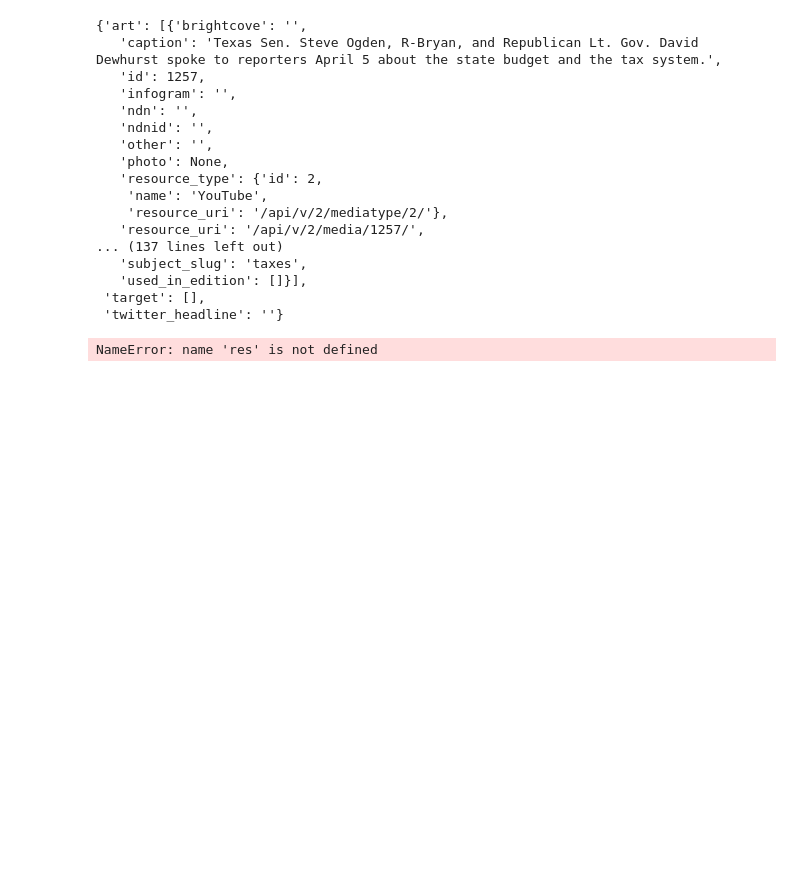
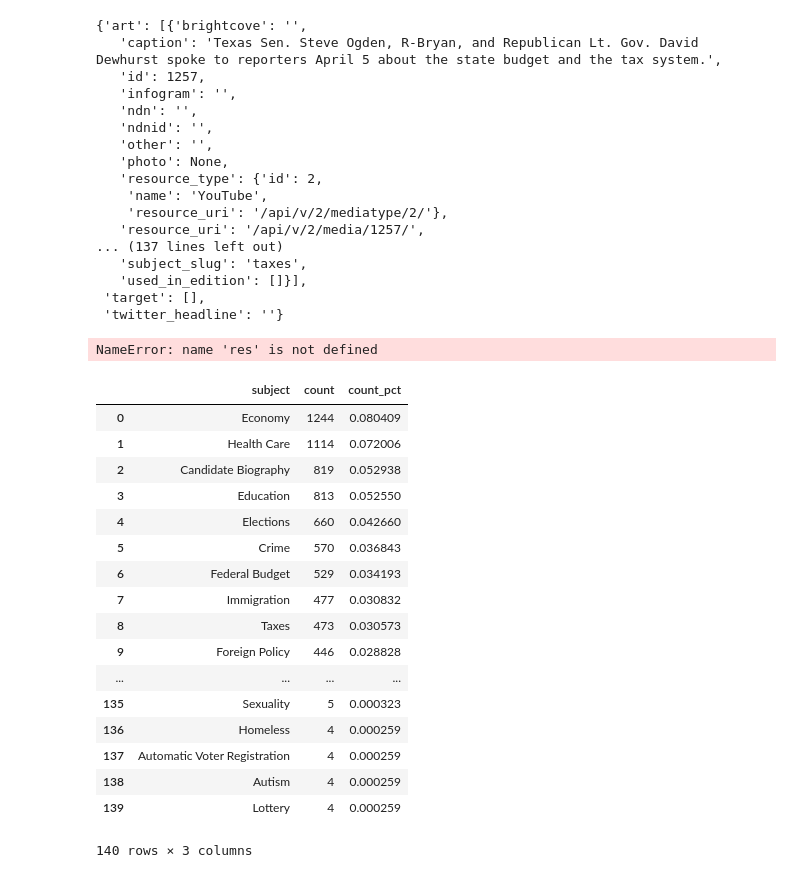
Before and after one commit to ExploringLies/lies-have-short-legs, a Jupyter notebook: notebooks/AnalyseDataset.ipynb, the cells around one changed output. Drawn from its saved outputs; the diff is of its cells as text; code cells hidden in the pictures; blank space fills up the shorter version.

Commit message:
Bad guys and cleaned subject at the end of AnalyseDataset.ipynb

```diff
--- a/notebooks/AnalyseDataset.ipynb
+++ b/notebooks/AnalyseDataset.ipynb
@@ -656,3 +656,25 @@ safe_json_read(list(pathlib.Path(directory_statements).iterdir())[0])
 res.get('subject', {'description':''}).get('description','')
 # %% [output]
 NameError: name 'res' is not defined
+# %%
+subject_toward_simplification = group_and_count(statements, 'subject', with_pct=True)
+subject_toward_simplification.head(140)
+# %% [output]
+|  | subject | count | count_pct |
+| 0 | Economy | 1244 | 0.080409 |
+| 1 | Health Care | 1114 | 0.072006 |
+| 2 | Candidate Biography | 819 | 0.052938 |
+| 3 | Education | 813 | 0.052550 |
+| 4 | Elections | 660 | 0.042660 |
+| 5 | Crime | 570 | 0.036843 |
+| 6 | Federal Budget | 529 | 0.034193 |
+| 7 | Immigration | 477 | 0.030832 |
+| 8 | Taxes | 473 | 0.030573 |
+| 9 | Foreign Policy | 446 | 0.028828 |
+| ... | ... | ... | ... |
+| 135 | Sexuality | 5 | 0.000323 |
+| 136 | Homeless | 4 | 0.000259 |
+| 137 | Automatic Voter Registration | 4 | 0.000259 |
+| 138 | Autism | 4 | 0.000259 |
+| 139 | Lottery | 4 | 0.000259 |
+140 rows × 3 columns
```
Also changed, not shown: parts of 3 cells of this notebook.
